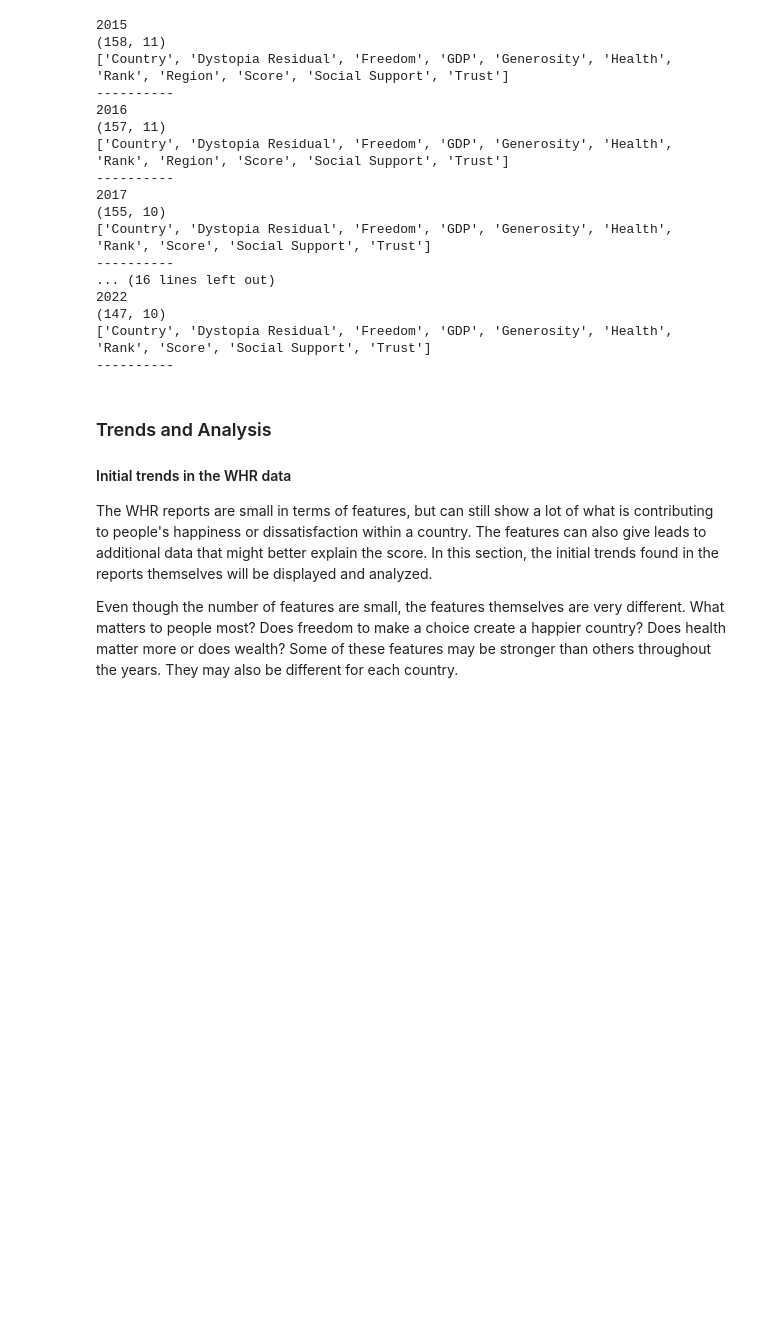
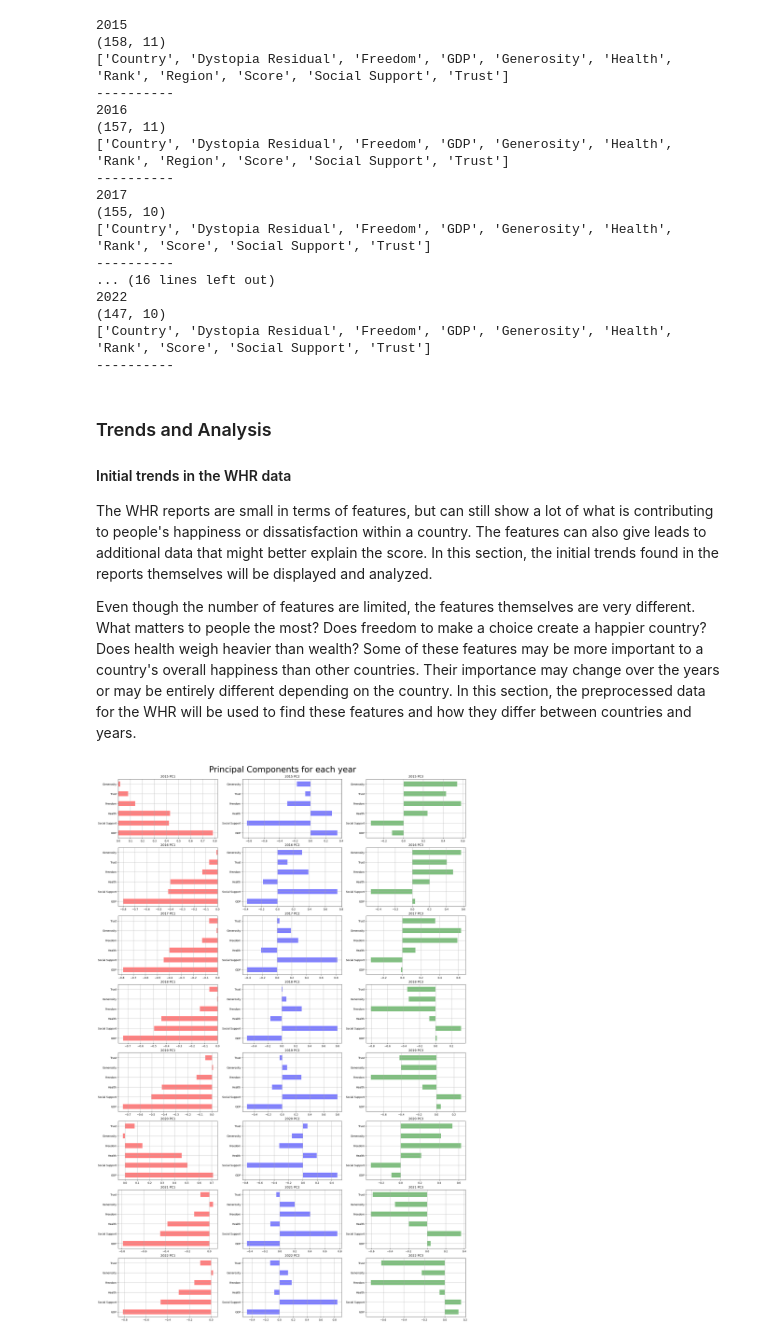
Before and after one commit to cjensen93/WorldHappinesReport, a Jupyter notebook: report.ipynb, the cells around one changed output. Cells and saved outputs as stored; diff of their text form; code cells hidden in the pictures; blank space fills up the shorter version.

Commit message:
Did feature importance for each year. Wrote functions to calculate pca and extract specific countries from the dataframes. Updated the feature definition in Data section.

```diff
--- a/report.ipynb
+++ b/report.ipynb
@@ -317,4 +317,4 @@ for year, df in wh_dfs.items():
 
 The WHR reports are small in terms of features, but can still show a lot of what is contributing to people's happiness or dissatisfaction within a country. The features can also give leads to additional data that might better explain the score. In this section, the initial trends found in the reports themselves will be displayed and analyzed.
 
-Even though the number of features are small, the features themselves are very different. What matters to people most? Does freedom to make a choice create a happier country? Does health matter more or does wealth? Some of these features may be stronger than others throughout the years. They may also be different for each country.
+Even though the number of features are limited, the features themselves are very different. What matters to people the most? Does freedom to make a choice create a happier country? Does health weigh heavier than wealth? Some of these features may be more important to a country's overall happiness than other countries. Their importance may change over the years or may be entirely different depending on the country. In this section, the preprocessed data for the WHR will be used to find these features and how they differ between countries and years.
@@ -320,0 +415,26 @@ Even though the number of features are small, the features themselves are very d
+# %%
+num_pcs = 3
+num_cols = len(wh_dfs.keys())
+current_col = 0
+drop_cols = ['Country', 'Rank', 'Region', 'Score', 'Dystopia Residual']
+colors = ['red', 'blue', 'green']
+
+fig, axes = plt.subplots(num_cols, num_pcs, layout='constrained', figsize=(20, 30))
+
+for key, value in wh_dfs.items():
+    existing_cols = [col for col in drop_cols if col in value.columns]
+    extracted_df = value.drop(columns=existing_cols)
+
+    pcs = compute_pcs(extracted_df, n_components=num_pcs)
+
+    for i in range(num_pcs):
+        pc = pd.Series(pcs[:, i], index=extracted_df.columns)
+        pc.plot(kind='barh', ax=axes[current_col, i], color=colors[i], alpha=.5, grid=True)
+        axes[current_col, i].set_title(f'{key} PC{i+1}')
+
+    current_col += 1
+
+fig.suptitle('Principal Components for each year', fontsize=32)
+plt.show()
+# %% [output]
+[figure, added]
```
Also changed, not shown: parts of 11 cells of this notebook.
